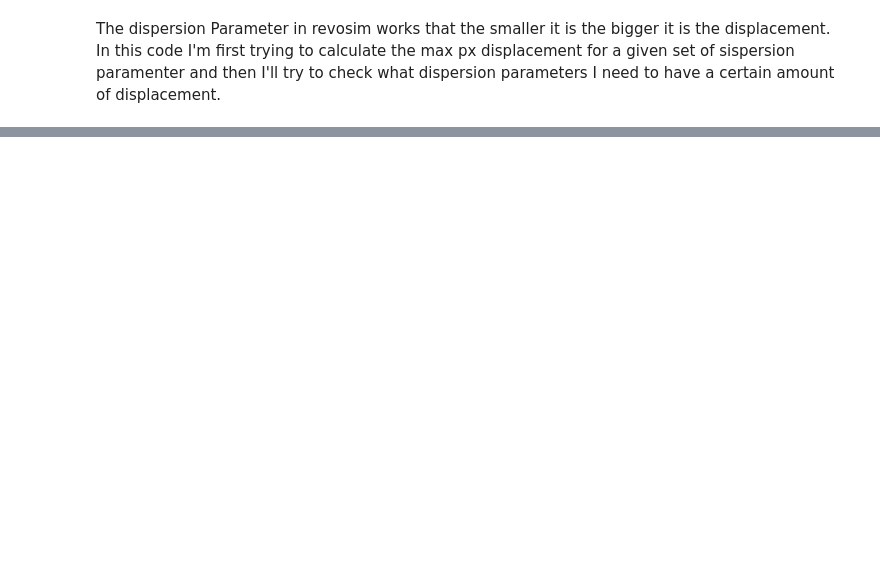
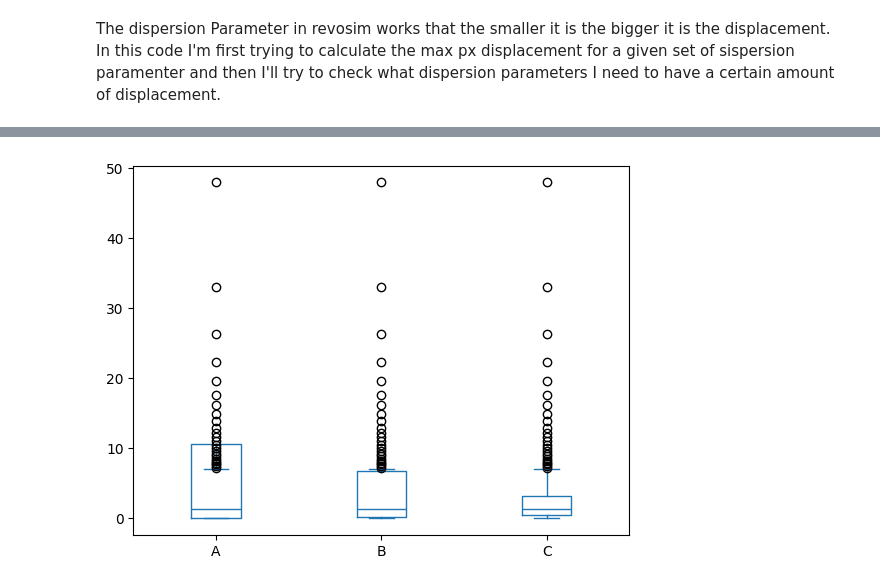
Before and after one commit to giuliabernardinieco/revosim-simulations, a Jupyter notebook: dpvalues.ipynb, the cells around one changed output, grey strips where cells are left out. Saved outputs shown, nothing was run; the diff lists cells and outputs as text; code cells hidden in the pictures; blank space fills up the shorter version.

Commit message:
trying some boxplots

```diff
--- a/dpvalues.ipynb
+++ b/dpvalues.ipynb
@@ -49,0 +146,29 @@ max_min_x_rows.to_csv('dispersal-ranges.csv', index=False)
+# %%
+# d = [2, 3, 4, 5, 6, 8, 10, 12, 15, 20, 30, 40, 50, 60, 70]
+
+
+data = df[df['d'] == 5]
+data = data['x'].tolist()
+
+stats = {}
+# Compute the boxplot stats (as in the default matplotlib implementation)
+stats['A'] = cbook.boxplot_stats(data, labels='A')[0]
+stats['B'] = cbook.boxplot_stats(data, labels='B')[0]
+stats['C'] = cbook.boxplot_stats(data, labels='C')[0]
+
+# For box A compute the 1st and 99th percentiles
+stats['A']['q1'], stats['A']['q3'] = np.percentile(data, [0, 95])
+# For box B compute the 10th and 90th percentiles
+stats['B']['q1'], stats['B']['q3'] = np.percentile(data, [10, 90])
+# For box C compute the 25th and 75th percentiles (matplotlib default)
+stats['C']['q1'], stats['C']['q3'] = np.percentile(data, [25, 75])
+
+fig, ax = plt.subplots(1, 1)
+# Plot boxplots from our computed statistics
+bp = ax.bxp([stats['A'], stats['B'], stats['C']], positions=range(3), flierprops = None)
+
+# Colour the lines in the boxplot blue
+for element in bp.keys():
+    plt.setp(bp[element], color='C0')
+# %% [output]
+[figure, added]
```
Also changed, not shown: parts of 13 cells of this notebook.
